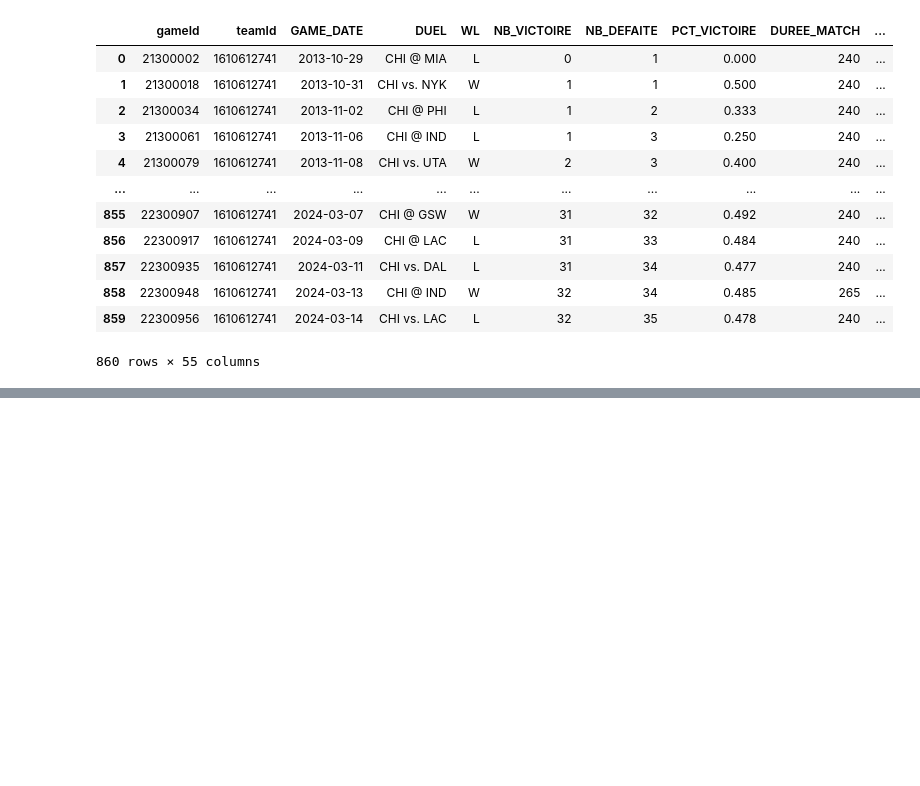
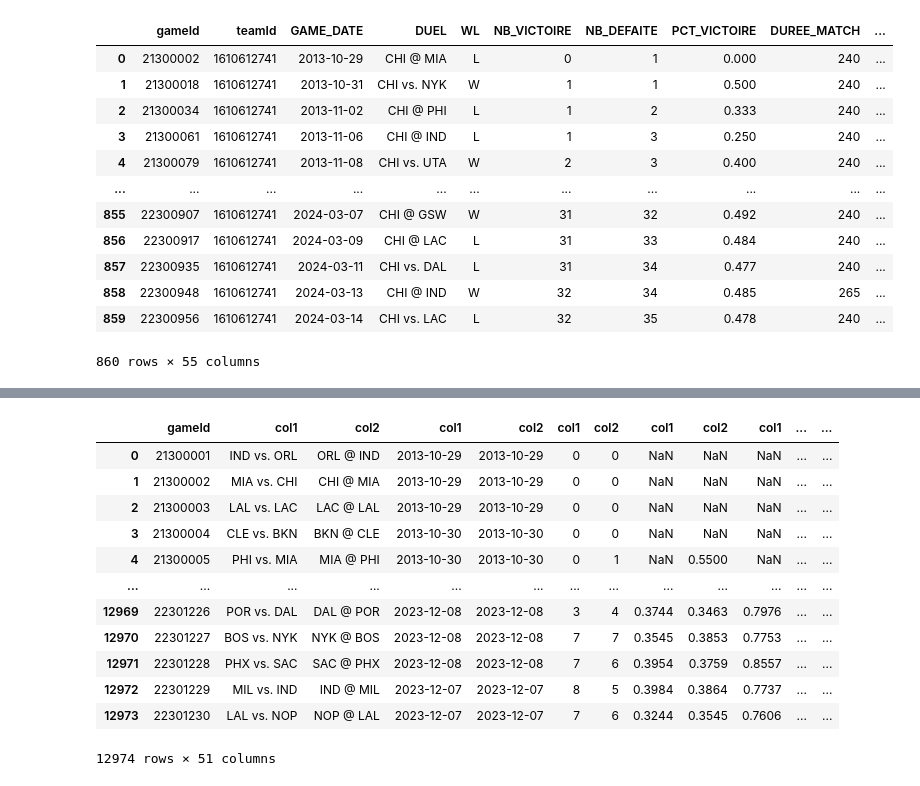
Before and after one commit to ddesangesl/PA-NBA, a Jupyter notebook: src/get_last_10_games_perf.ipynb, the cells around one changed output, grey strips where cells are left out. Drawn from its saved outputs; the diff is of its cells as text; code cells hidden in the pictures; blank space fills up the shorter version.

```diff
--- a/src/get_last_10_games_perf.ipynb
+++ b/src/get_last_10_games_perf.ipynb
@@ -208,0 +220,3 @@ print((df_last_10_games['WL'] == 'W').sum())
+# %%
+a = df_stat_last_10_perf[df_stat_last_10_perf['gameId'] == '21300018']
+a
@@ -208,0 +228,3 @@ print((df_last_10_games['WL'] == 'W').sum())
+# %%
+a.reset_index(inplace=True)
+a
@@ -208,0 +236,6 @@ print((df_last_10_games['WL'] == 'W').sum())
+# %%
+"""print('vs' in a['DUEL'].values[0])
+print()
+df_stat_last_10_perf.loc[a['index'].values[0]] = a.loc[1]
+df_stat_last_10_perf.loc[a['index'].values[1]] = a.loc[0]
+df_stat_last_10_perf"""
@@ -208,0 +244,9 @@ print((df_last_10_games['WL'] == 'W').sum())
+# %%
+for game_id in list(set(df_stat_last_10_perf['gameId'].tolist())):
+    df_game = df_stat_last_10_perf[df_stat_last_10_perf['gameId'] == game_id]
+    df_game.reset_index(inplace=True)
+    if '@' in df_game['DUEL'].values[0]:
+        df_stat_last_10_perf.loc[df_game['index'].values[0]] = df_game.loc[1]
+        df_stat_last_10_perf.loc[df_game['index'].values[1]] = df_game.loc[0]
+
+df_stat_last_10_perf
@@ -208,0 +281,30 @@ print((df_last_10_games['WL'] == 'W').sum())
+# %%
+df_stat_last_10_perf['col'] = df_stat_last_10_perf.groupby('gameId').cumcount() + 1
+df_stat_last_10_perf = df_stat_last_10_perf.pivot_table(index='gameId', columns=df_stat_last_10_perf.groupby('gameId').cumcount() + 1, values=['teamId', 'GAME_DATE', 'DUEL', 'WL', 'NB_WIN',
+       'PCT_TIR_REUSSI_L10', 'PCT_3PTS_L10', 'PCT_LANCER_FRANC_L10',
+       'estimatedOffensiveRating_L10', 'offensiveRating_L10',
+       'estimatedDefensiveRating_L10', 'defensiveRating_L10',
+       'estimatedNetRating_L10', 'netRating_L10', 'assistPercentage_L10',
+       'assistToTurnover_L10', 'assistRatio_L10',
+       'estimatedTeamTurnoverPercentage_L10', 'turnoverRatio_L10',
+       'effectiveFieldGoalPercentage_L10', 'trueShootingPercentage_L10',
+       'estimatedPace_L10', 'pace_L10', 'pacePer40_L10', 'PIE_L10'], aggfunc='first')
+df_stat_last_10_perf.columns = [f'col{col[1]}' for col in df_stat_last_10_perf.columns]
+
+df_stat_last_10_perf
+df_applati = df_stat_last_10_perf.reset_index()
+df_applati
+# %% [output]
+|  | gameId | col1 | col2 | col1 | col2 | col1 | col2 | col1 | col2 | col1 | ... | ... |
+| 0 | 21300001 | IND vs. ORL | ORL @ IND | 2013-10-29 | 2013-10-29 | 0 | 0 | NaN | NaN | NaN | ... | ... |
+| 1 | 21300002 | MIA vs. CHI | CHI @ MIA | 2013-10-29 | 2013-10-29 | 0 | 0 | NaN | NaN | NaN | ... | ... |
+| 2 | 21300003 | LAL vs. LAC | LAC @ LAL | 2013-10-29 | 2013-10-29 | 0 | 0 | NaN | NaN | NaN | ... | ... |
+| 3 | 21300004 | CLE vs. BKN | BKN @ CLE | 2013-10-30 | 2013-10-30 | 0 | 0 | NaN | NaN | NaN | ... | ... |
+| 4 | 21300005 | PHI vs. MIA | MIA @ PHI | 2013-10-30 | 2013-10-30 | 0 | 1 | NaN | 0.5500 | NaN | ... | ... |
+| ... | ... | ... | ... | ... | ... | ... | ... | ... | ... | ... | ... | ... |
+| 12969 | 22301226 | POR vs. DAL | DAL @ POR | 2023-12-08 | 2023-12-08 | 3 | 4 | 0.3744 | 0.3463 | 0.7976 | ... | ... |
+| 12970 | 22301227 | BOS vs. NYK | NYK @ BOS | 2023-12-08 | 2023-12-08 | 7 | 7 | 0.3545 | 0.3853 | 0.7753 | ... | ... |
+| 12971 | 22301228 | PHX vs. SAC | SAC @ PHX | 2023-12-08 | 2023-12-08 | 7 | 6 | 0.3954 | 0.3759 | 0.8557 | ... | ... |
+| 12972 | 22301229 | MIL vs. IND | IND @ MIL | 2023-12-07 | 2023-12-07 | 8 | 5 | 0.3984 | 0.3864 | 0.7737 | ... | ... |
+| 12973 | 22301230 | LAL vs. NOP | NOP @ LAL | 2023-12-07 | 2023-12-07 | 7 | 6 | 0.3244 | 0.3545 | 0.7606 | ... | ... |
+12974 rows × 51 columns
```
Also changed, not shown: parts of 11 cells of this notebook, 6 other files.
